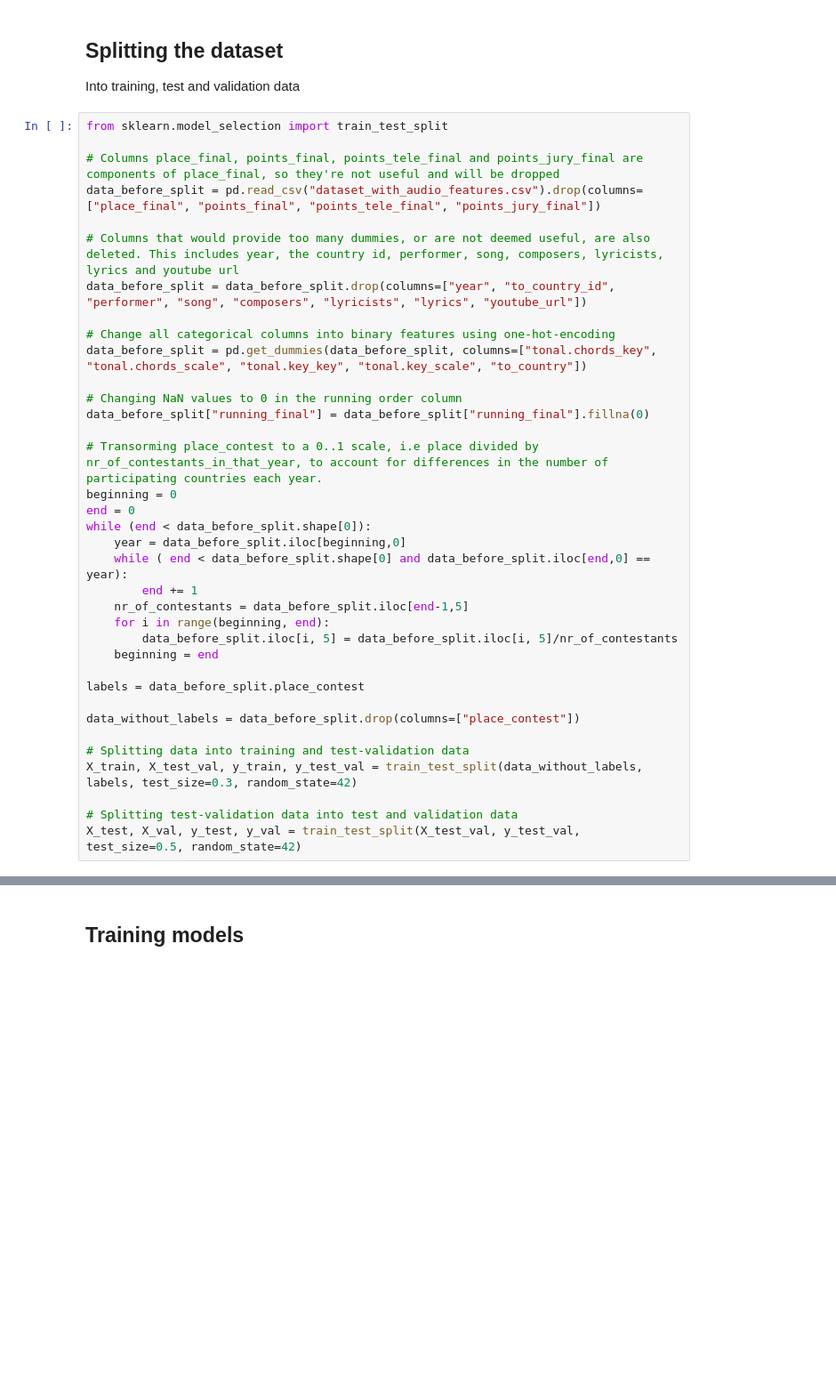
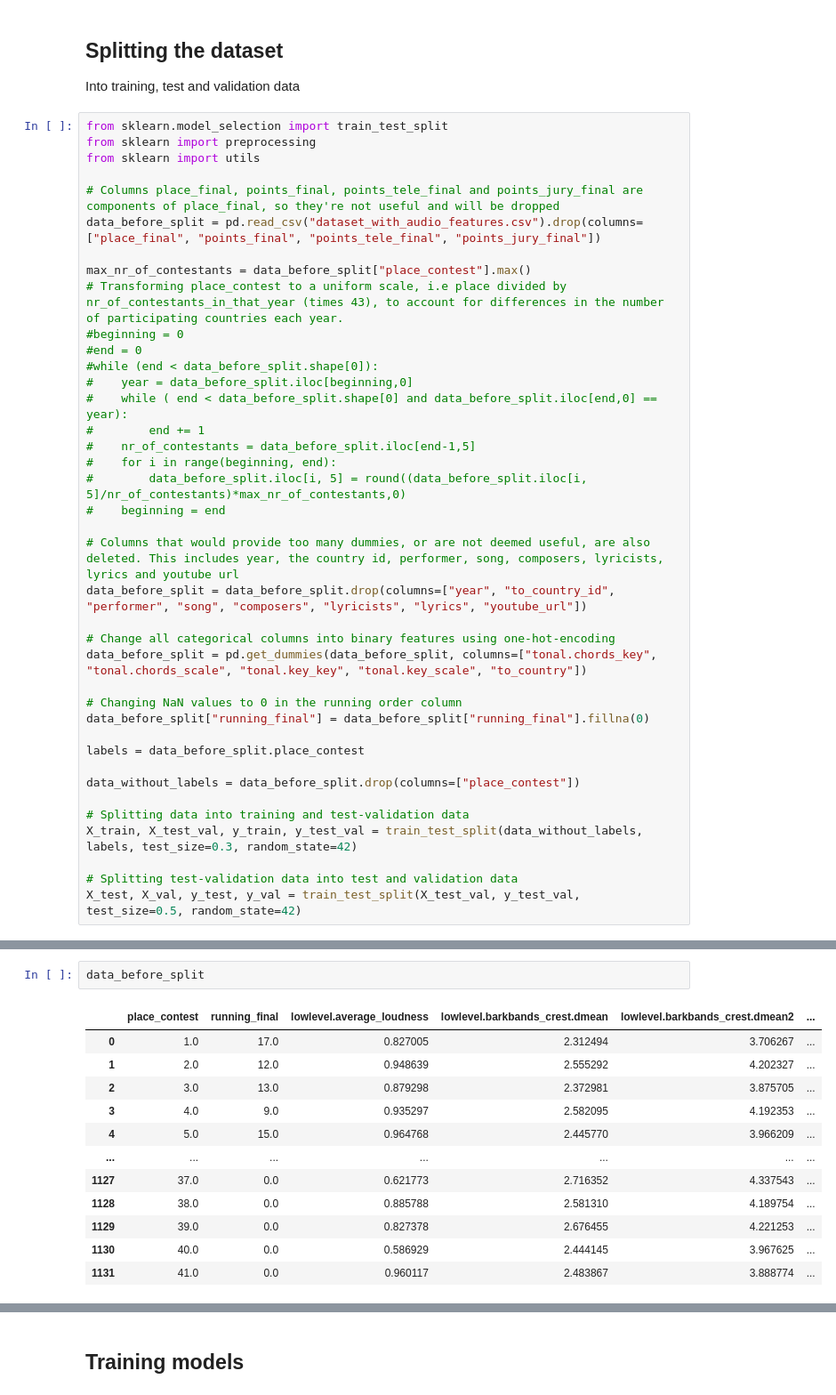
Before and after one commit to MariaKuusvek/Datascience-STM-Project, a Jupyter notebook: Data1.ipynb, the cells around one changed output, grey strips where cells are left out. Shown at 89% size. Cells and saved outputs as stored; diff of their text form; blank space fills up the shorter version.

```diff
--- a/Data1.ipynb
+++ b/Data1.ipynb
@@ -110,9 +110,24 @@ Kirjutasin tulemuse csv faili ka (allpool)
 Into training, test and validation data
 # %%
 from sklearn.model_selection import train_test_split
+from sklearn import preprocessing
+from sklearn import utils
 
 # Columns place_final, points_final, points_tele_final and points_jury_final are components of place_final, so they're not useful and will be dropped
 data_before_split = pd.read_csv("dataset_with_audio_features.csv").drop(columns=["place_final", "points_final", "points_tele_final", "points_jury_final"])
+
+max_nr_of_contestants = data_before_split["place_contest"].max()
+# Transforming place_contest to a uniform scale, i.e place divided by nr_of_contestants_in_that_year (times 43), to account for differences in the number of participating countries each year.
+#beginning = 0
+#end = 0
+#while (end < data_before_split.shape[0]):
+#    year = data_before_split.iloc[beginning,0]
+#    while ( end < data_before_split.shape[0] and data_before_split.iloc[end,0] == year):
+#        end += 1
+#    nr_of_contestants = data_before_split.iloc[end-1,5]
+#    for i in range(beginning, end):
+#        data_before_split.iloc[i, 5] = round((data_before_split.iloc[i, 5]/nr_of_contestants)*max_nr_of_contestants,0)
+#    beginning = end
 
 # Columns that would provide too many dummies, or are not deemed useful, are also deleted. This includes year, the country id, performer, song, composers, lyricists, lyrics and youtube url
 data_before_split = data_before_split.drop(columns=["year", "to_country_id", "performer", "song", "composers", "lyricists", "lyrics", "youtube_url"])
@@ -123,18 +138,6 @@ data_before_split = pd.get_dummies(data_before_split, columns=["tonal.chords_key
 # Changing NaN values to 0 in the running order column
 data_before_split["running_final"] = data_before_split["running_final"].fillna(0)
 
-# Transorming place_contest to a 0..1 scale, i.e place divided by nr_of_contestants_in_that_year, to account for differences in the number of participating countries each year.
-beginning = 0
-end = 0
-while (end < data_before_split.shape[0]):
-    year = data_before_split.iloc[beginning,0]
-    while ( end < data_before_split.shape[0] and data_before_split.iloc[end,0] == year):
-        end += 1
-    nr_of_contestants = data_before_split.iloc[end-1,5]
-    for i in range(beginning, end):
-        data_before_split.iloc[i, 5] = data_before_split.iloc[i, 5]/nr_of_contestants
-    beginning = end
-
 labels = data_before_split.place_contest
 
 data_without_labels = data_before_split.drop(columns=["place_contest"])
@@ -152 +155,16 @@ print(y_train.shape, y_test.shape, y_val.shape)
 (792,) (170,) (170,)
+# %%
+data_before_split
+# %% [output]
+|  | place_contest | running_final | lowlevel.average_loudness | lowlevel.barkbands_crest.dmean | lowlevel.barkbands_crest.dmean2 | ... |
+| 0 | 1.0 | 17.0 | 0.827005 | 2.312494 | 3.706267 | ... |
+| 1 | 2.0 | 12.0 | 0.948639 | 2.555292 | 4.202327 | ... |
+| 2 | 3.0 | 13.0 | 0.879298 | 2.372981 | 3.875705 | ... |
+| 3 | 4.0 | 9.0 | 0.935297 | 2.582095 | 4.192353 | ... |
+| 4 | 5.0 | 15.0 | 0.964768 | 2.445770 | 3.966209 | ... |
+| ... | ... | ... | ... | ... | ... | ... |
+| 1127 | 37.0 | 0.0 | 0.621773 | 2.716352 | 4.337543 | ... |
+| 1128 | 38.0 | 0.0 | 0.885788 | 2.581310 | 4.189754 | ... |
+| 1129 | 39.0 | 0.0 | 0.827378 | 2.676455 | 4.221253 | ... |
+| 1130 | 40.0 | 0.0 | 0.586929 | 2.444145 | 3.967625 | ... |
+| 1131 | 41.0 | 0.0 | 0.960117 | 2.483867 | 3.888774 | ... |
```
Also changed, not shown: parts of 22 cells of this notebook.
